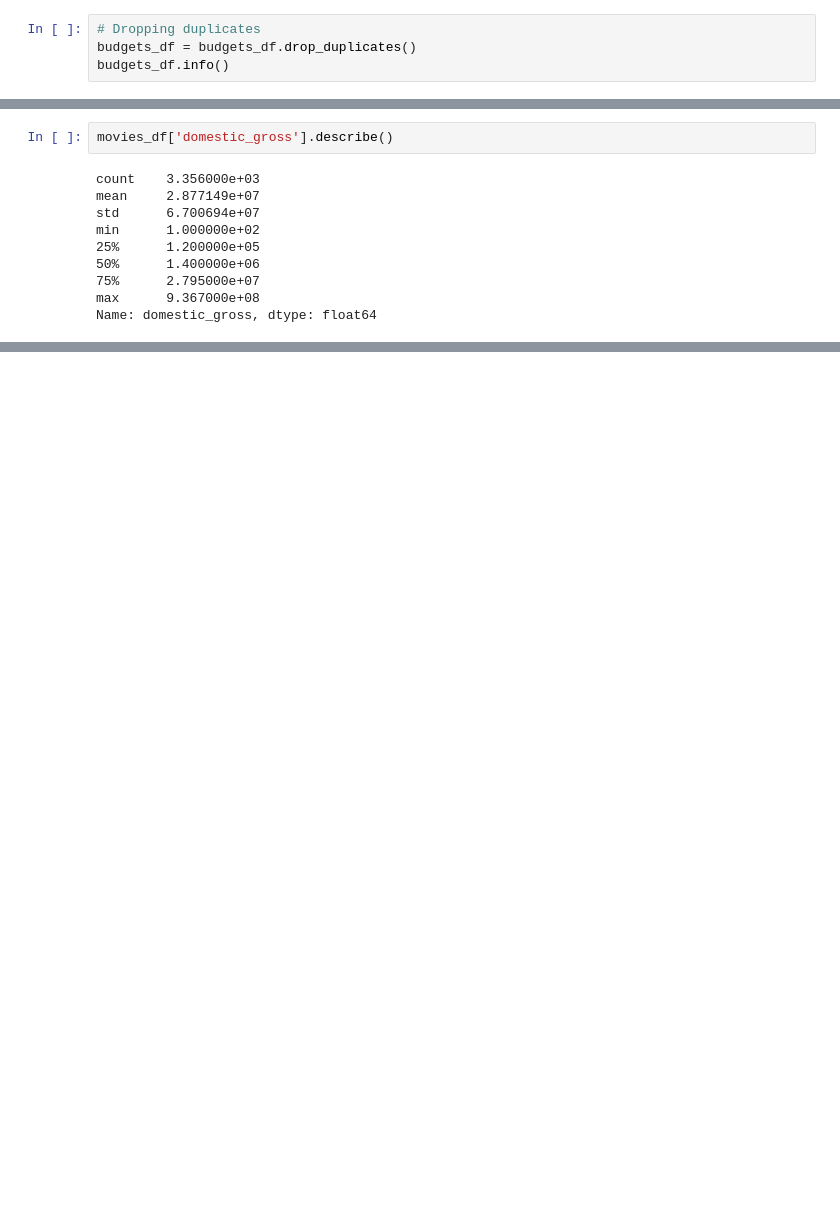
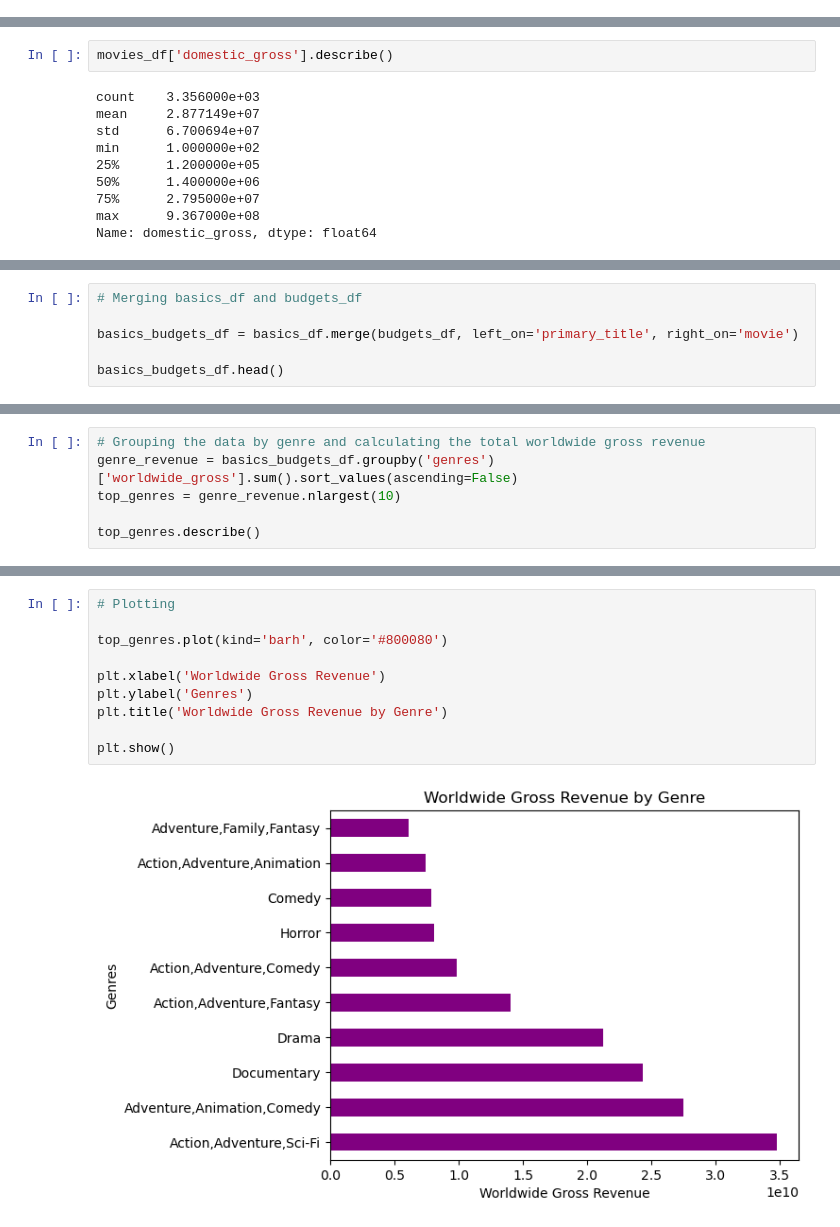
Before and after one commit to ItsjustWanjiru/Microsoft-Movie-Studio-Analysis, a Jupyter notebook: student.ipynb, the cells around one changed output, grey strips where cells are left out. Cells and saved outputs as stored; diff of their text form; blank space fills up the shorter version.

```diff
--- a/student.ipynb
+++ b/student.ipynb
@@ -192,7 +241,3 @@ ratings_df.describe()
 | 50% | 6.500000 | 4.900000e+01 |
 | 75% | 7.400000 | 2.820000e+02 |
 | max | 10.000000 | 1.841066e+06 |
-# %%
-# Dropping duplicates
-budgets_df = budgets_df.drop_duplicates()
-budgets_df.info()
@@ -559,0 +383,6 @@ plt.show()
+# %%
+# Merging basics_df and budgets_df
+
+basics_budgets_df = basics_df.merge(budgets_df, left_on='primary_title', right_on='movie')
+
+basics_budgets_df.head()
@@ -559,0 +396,6 @@ plt.show()
+# %%
+# Grouping the data by genre and calculating the total worldwide gross revenue
+genre_revenue = basics_budgets_df.groupby('genres')['worldwide_gross'].sum().sort_values(ascending=False)
+top_genres = genre_revenue.nlargest(10)
+
+top_genres.describe()
@@ -559,0 +412,12 @@ plt.show()
+# %%
+# Plotting
+
+top_genres.plot(kind='barh', color='#800080')
+
+plt.xlabel('Worldwide Gross Revenue')
+plt.ylabel('Genres')
+plt.title('Worldwide Gross Revenue by Genre')
+
+plt.show()
+# %% [output]
+[figure, added]
```
Also changed, not shown: parts of 94 cells of this notebook.
